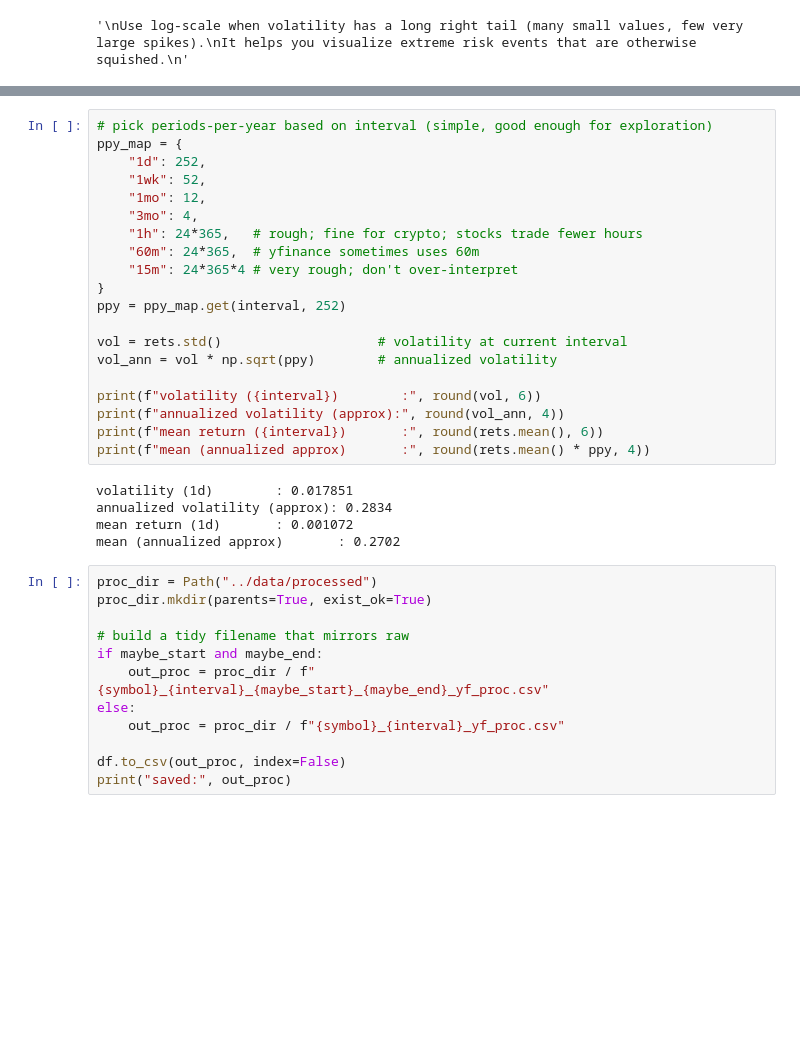
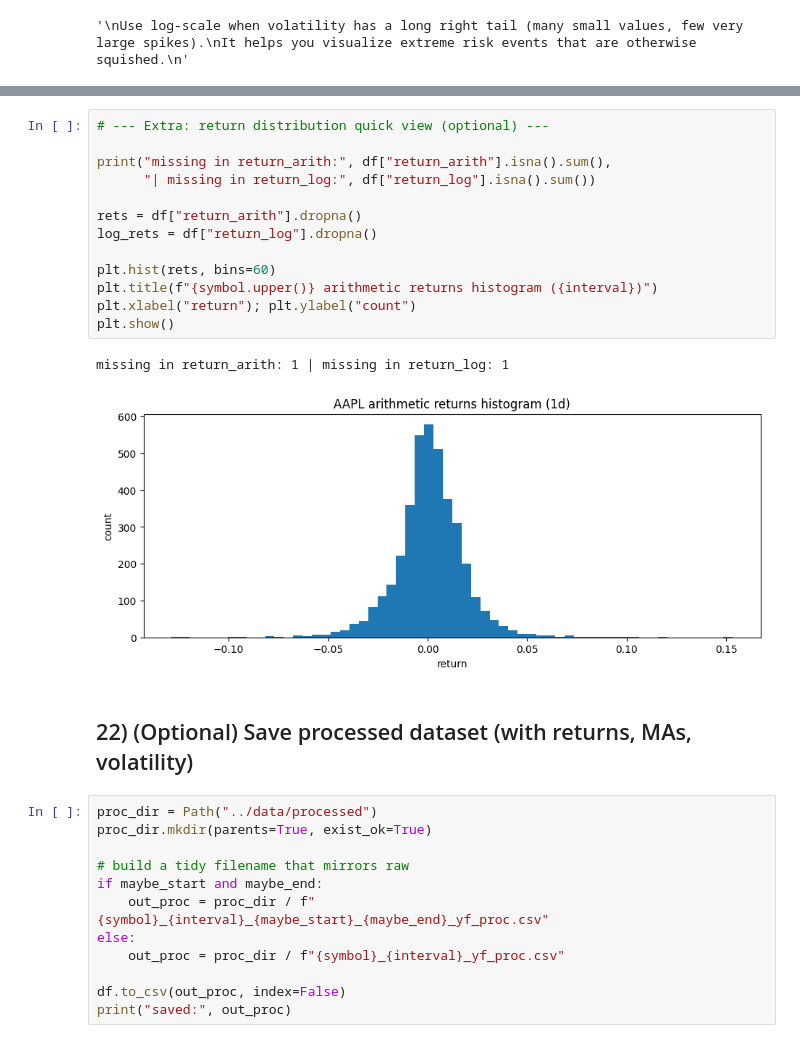
Before and after one commit to shariqimran/Quant, a Jupyter notebook: notebooks/explore_data_yf.ipynb, the cells around one changed output, grey strips where cells are left out. Cells and saved outputs as stored; diff of their text form; blank space fills up the shorter version.

```diff
--- a/notebooks/explore_data_yf.ipynb
+++ b/notebooks/explore_data_yf.ipynb
@@ -627,28 +679,21 @@ missing in ret: 1 | missing in log_ret: 1
 # %%
-# pick periods-per-year based on interval (simple, good enough for exploration)
-ppy_map = {
-    "1d": 252,
-    "1wk": 52,
-    "1mo": 12,
-    "3mo": 4,
-    "1h": 24*365,   # rough; fine for crypto; stocks trade fewer hours
-    "60m": 24*365,  # yfinance sometimes uses 60m
-    "15m": 24*365*4 # very rough; don't over-interpret
-}
-ppy = ppy_map.get(interval, 252)
+# --- Extra: return distribution quick view (optional) ---
 
-vol = rets.std()                    # volatility at current interval
-vol_ann = vol * np.sqrt(ppy)        # annualized volatility
+print("missing in return_arith:", df["return_arith"].isna().sum(),
+      "| missing in return_log:", df["return_log"].isna().sum())
 
-print(f"volatility ({interval})        :", round(vol, 6))
-print(f"annualized volatility (approx):", round(vol_ann, 4))
-print(f"mean return ({interval})       :", round(rets.mean(), 6))
-print(f"mean (annualized approx)       :", round(rets.mean() * ppy, 4))
+rets = df["return_arith"].dropna()
+log_rets = df["return_log"].dropna()
+
+plt.hist(rets, bins=60)
+plt.title(f"{symbol.upper()} arithmetic returns histogram ({interval})")
+plt.xlabel("return"); plt.ylabel("count")
+plt.show()
 # %% [output]
-volatility (1d)        : 0.017851
-annualized volatility (approx): 0.2834
-mean return (1d)       : 0.001072
-mean (annualized approx)       : 0.2702
+missing in return_arith: 1 | missing in return_log: 1
+[figure, added]
+# %% [markdown]
+## 22) (Optional) Save processed dataset (with returns, MAs, volatility)
 # %%
 proc_dir = Path("../data/processed")
 proc_dir.mkdir(parents=True, exist_ok=True)
```
Also changed, not shown: parts of 31 cells of this notebook.
